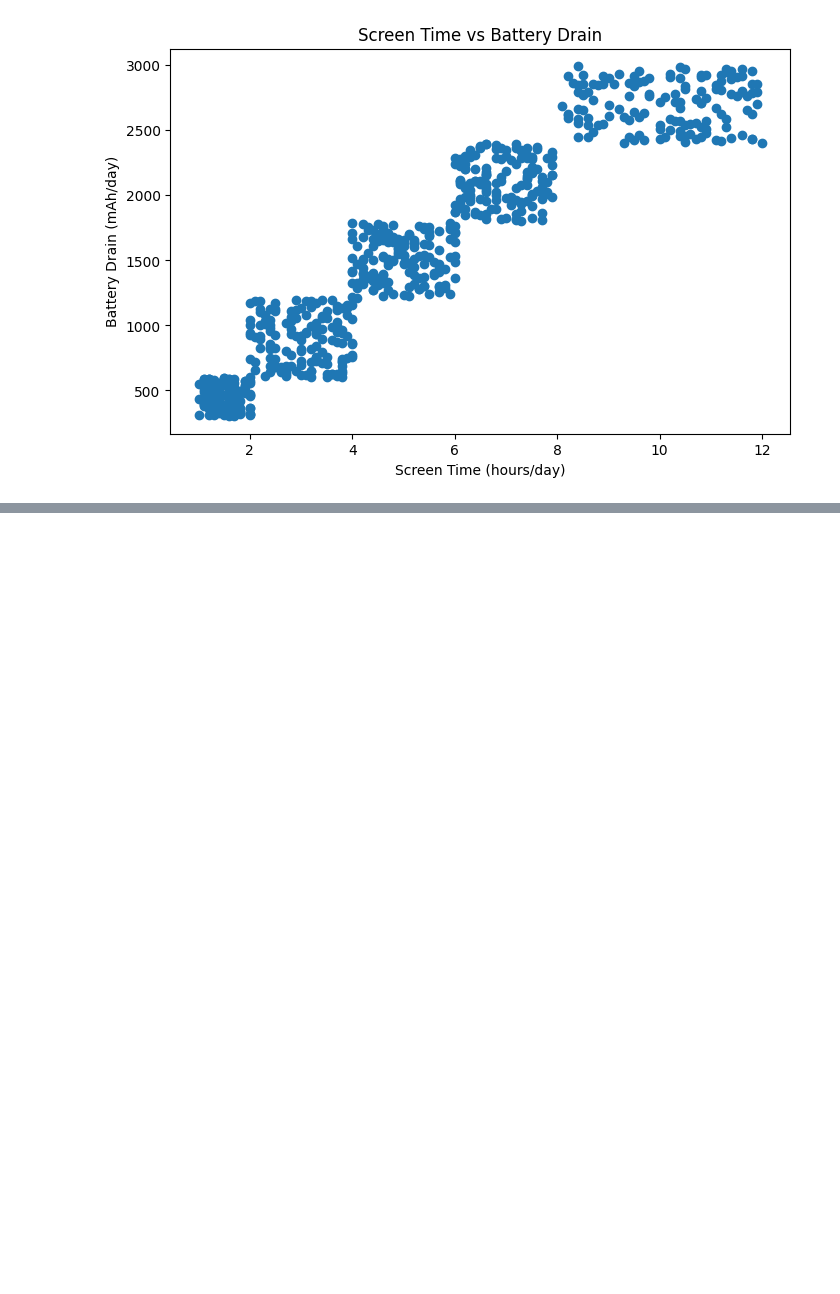
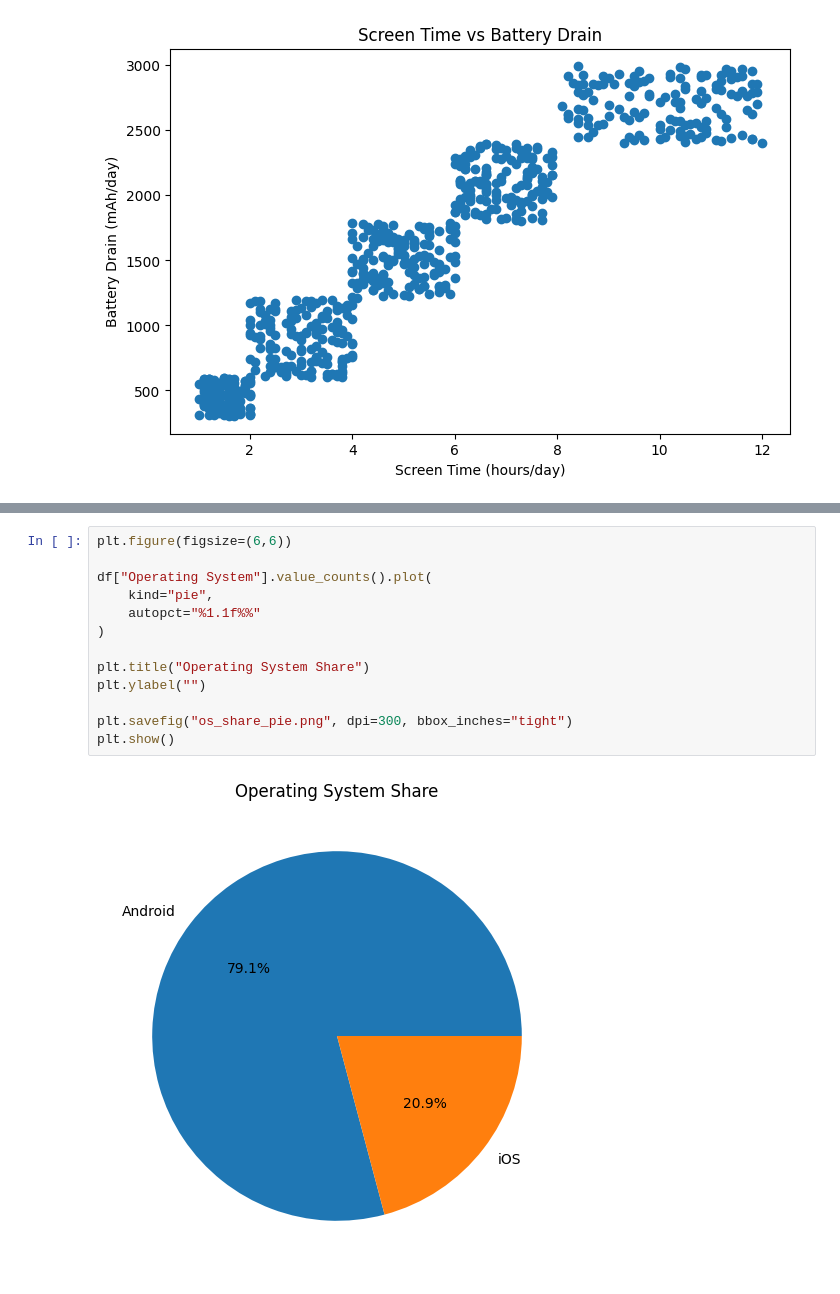
Before and after one commit to namitha-koduru/mobile-phone-usage-analysis, a Jupyter notebook: Mobile_Usage_Analysis.ipynb, the cells around one changed output, grey strips where cells are left out. Cells and saved outputs as stored; diff of their text form; blank space fills up the shorter version.

Commit message:
Update notebook with advanced EDA and visualization analysis

```diff
--- a/Mobile_Usage_Analysis.ipynb
+++ b/Mobile_Usage_Analysis.ipynb
@@ -164,3 +164,18 @@ files.download("battery_vs_screen_time.png")
 [interactive output not drawn]
 [interactive output not drawn]
 [interactive output not drawn]
+# %%
+plt.figure(figsize=(6,6))
+
+df["Operating System"].value_counts().plot(
+    kind="pie",
+    autopct="%1.1f%%"
+)
+
+plt.title("Operating System Share")
+plt.ylabel("")
+
+plt.savefig("os_share_pie.png", dpi=300, bbox_inches="tight")
+plt.show()
+# %% [output]
+[figure, added]
```
Also changed, not shown: parts of 8 cells of this notebook.
